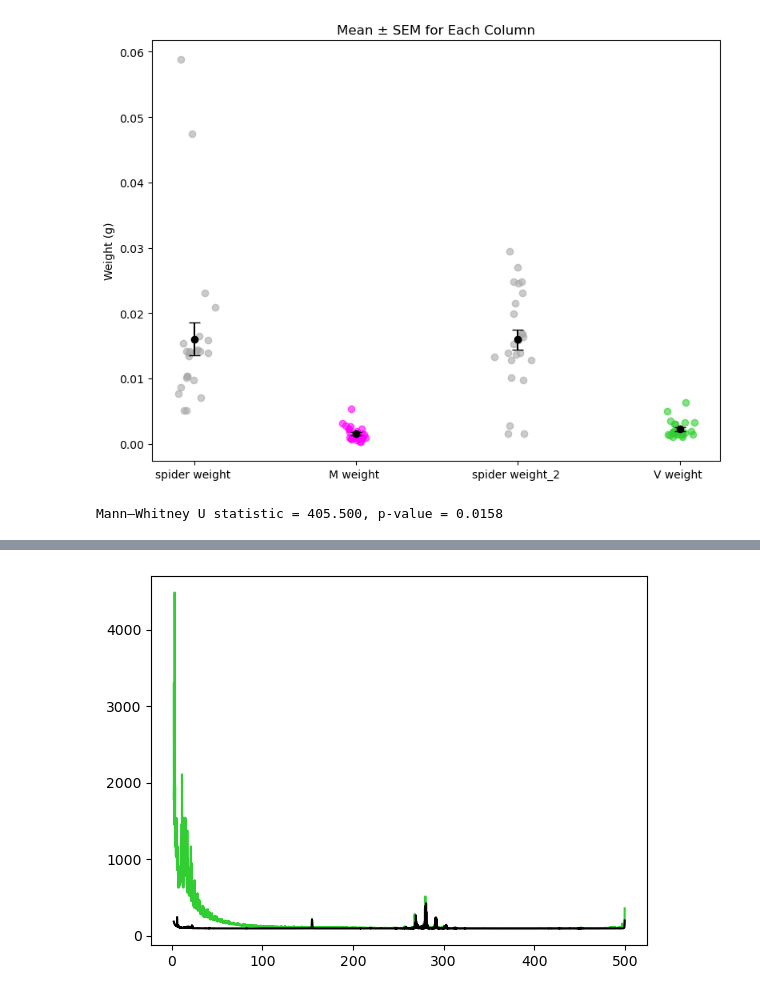
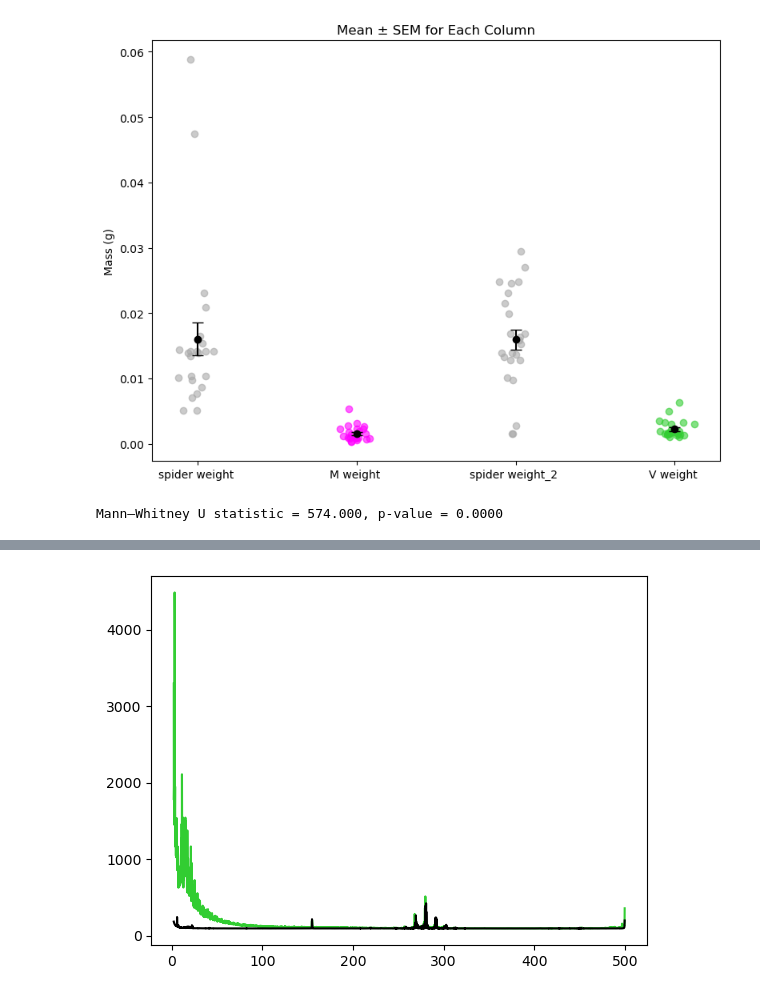
Before and after one commit to GordusLab/spider_prey_capture_paper, a Jupyter notebook: 1_webvibration/Supp_Figure_2.ipynb, the cells around one changed output, grey strips where cells are left out. Saved outputs shown, nothing was run; the diff lists cells and outputs as text; code cells hidden in the pictures.

```diff
--- a/1_webvibration/Supp_Figure_2.ipynb
+++ b/1_webvibration/Supp_Figure_2.ipynb
@@ -26,34 +26,34 @@ sems = df.sem()  # pandas has a built-in method for SEM!
 # Create scatter plot with error bars (SEM)
 plt.figure(figsize=(8, 6))
 x = np.arange(len(df.columns))
 plt.errorbar(x, means, yerr=sems, fmt='o', capsize=5, linestyle='None', color='black', ecolor='black')
 
 # Plot individual data points with jitter
 for i, col in enumerate(df.columns):
     jitter = np.random.normal(0, 0.05, size=len(df[col]))  # small horizontal jitter
     if col == 'V weight ':
         plt.scatter(np.full_like(df[col], x[i]) + jitter, df[col], alpha=0.6, label=f'{col} data' if i == 0 else "",
                     color='limegreen')
     elif col == 'M weight ':
         plt.scatter(np.full_like(df[col], x[i]) + jitter, df[col], alpha=0.6, label=f'{col} data' if i == 0 else "",
                     color='magenta')
     else:
         plt.scatter(np.full_like(df[col], x[i]) + jitter, df[col], alpha=0.6, label=f'{col} data' if i == 0 else "",
                     color='darkgrey')
 
 # Customize plot
 plt.xticks(x, df.columns)
-plt.ylabel('Weight (g)')
+plt.ylabel('Mass (g)')
 plt.title('Mean ± SEM for Each Column')
 
 plt.tight_layout()
 plt.show()
 from scipy.stats import mannwhitneyu
 
 # Compare column 'A' and 'B'
-stat, p = mannwhitneyu(df['V weight '], df['M weight '], alternative='two-sided')
+stat, p = mannwhitneyu(df['spider weight '], df['M weight '], alternative='two-sided')
 
 print(f'Mann–Whitney U statistic = {stat:.3f}, p-value = {p:.4f}')
 # %% [output]
-[figure, old version]
+[figure, new version]
-Mann–Whitney U statistic = 405.500, p-value = 0.0158
+Mann–Whitney U statistic = 574.000, p-value = 0.0000
```
Also changed, not shown: parts of 1 cell of this notebook.
